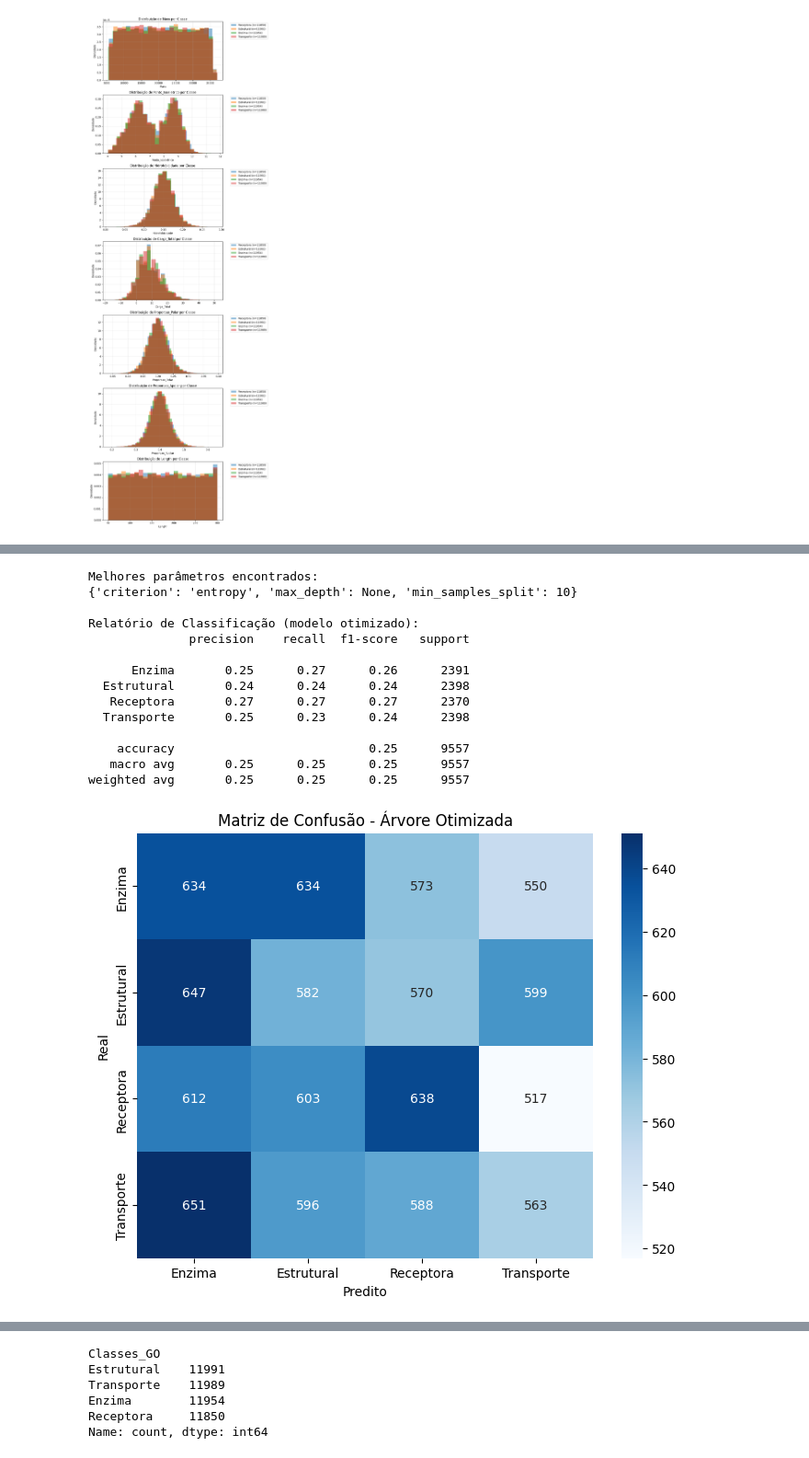
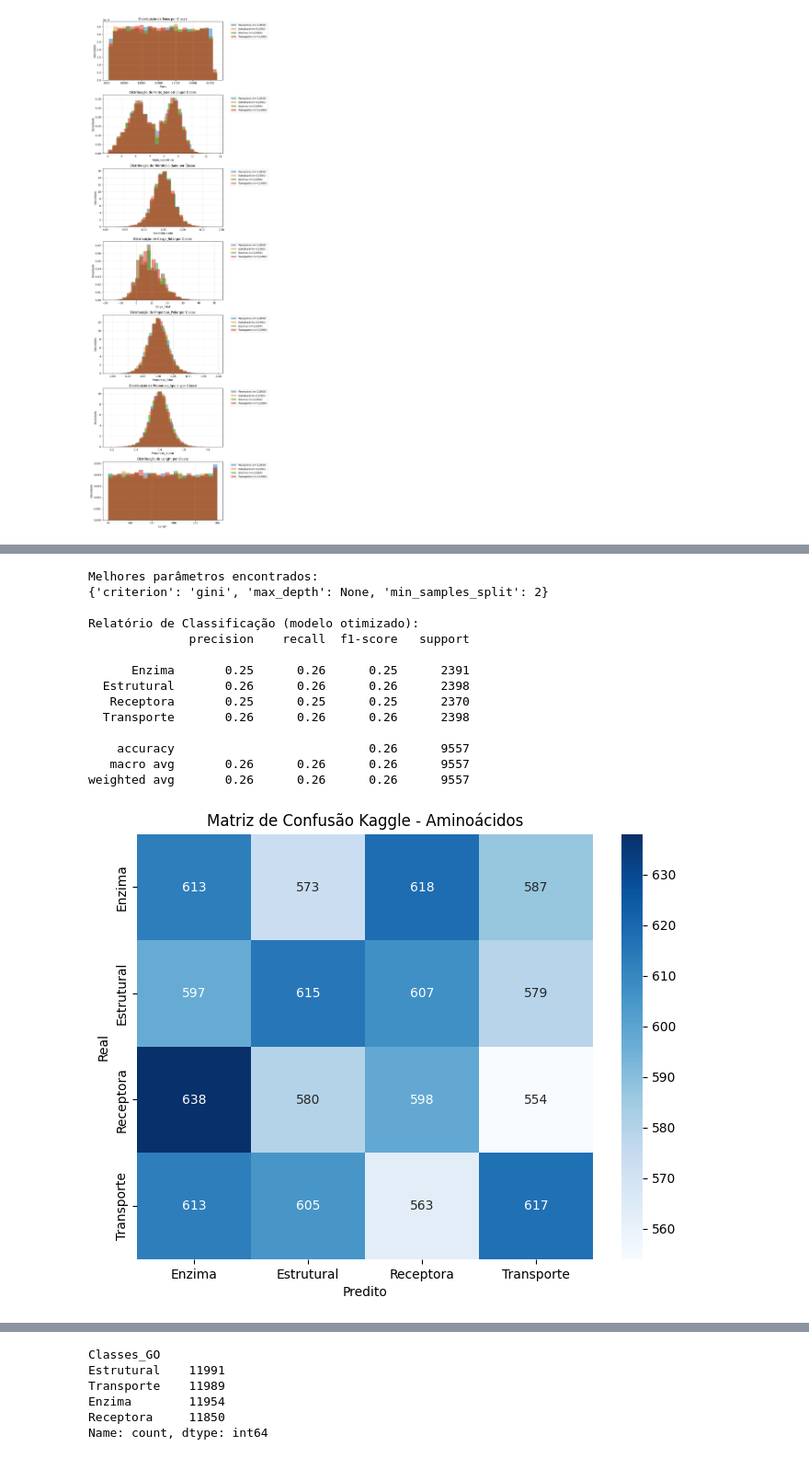
Before and after one commit to marcellovictor/classificacao-proteinas, a Jupyter notebook: kaggle.ipynb, the cells around one changed output, grey strips where cells are left out. Shown: that part at 92% size. Drawn from its saved outputs; the diff is of its cells as text; code cells hidden in the pictures.

```diff
--- a/kaggle.ipynb
+++ b/kaggle.ipynb
@@ -4,5 +4,4 @@ from Bio.SeqUtils import ProtParam
 from Bio.Seq import Seq
 import numpy as np
 # %%
-# Carregar arquivo .tsv exportado do UniProt
-df = pd.read_csv('proteinas_20000_enriquecido.csv', encoding='utf-8')
+df = pd.read_csv('kaggle.csv', encoding='utf-8')
@@ -390,54 +370,49 @@ features = ['Mass', 'Ponto_Isoeletrico', 'Hidrofobicidade', 'Carga_Total',
 X = df_puro[features]
 y = df_puro['Classes_GO']
 
-# Divisão treino/teste
-X_train, X_test, y_train, y_test = train_test_split(X, y, test_size=0.2, random_state=42, stratify=y)
+X_train, X_test, y_train, y_test = train_test_split(X, y, test_size=0.2, random_state=37, stratify=y)
 
-# Grid Search com validação cruzada
 param_grid = {
     'max_depth': [5, 10, 15, 20, None],
     'min_samples_split': [2, 5, 10],
     'criterion': ['gini', 'entropy']
 }
 
-grid_search = GridSearchCV(DecisionTreeClassifier(random_state=42), param_grid, cv=5, scoring='f1_macro', n_jobs=-1)
+grid_search = GridSearchCV(DecisionTreeClassifier(random_state=37), param_grid, cv=10, scoring='f1_macro', n_jobs=-1)
 grid_search.fit(X_train, y_train)
 
-# Melhor modelo
 melhor_modelo = grid_search.best_estimator_
 y_pred = melhor_modelo.predict(X_test)
 
-# Resultados
 print("Melhores parâmetros encontrados:")
 print(grid_search.best_params_)
 
 print("\nRelatório de Classificação (modelo otimizado):")
 print(classification_report(y_test, y_pred))
 
-# Matriz de confusão
 matriz = confusion_matrix(y_test, y_pred)
 plt.figure(figsize=(8, 6))
 sns.heatmap(matriz, annot=True, fmt='d', cmap='Blues', xticklabels=melhor_modelo.classes_, yticklabels=melhor_modelo.classes_)
-plt.title("Matriz de Confusão - Árvore Otimizada")
+plt.title("Matriz de Confusão Kaggle - Aminoácidos")
 plt.xlabel("Predito")
 plt.ylabel("Real")
 plt.show()
 # %% [output]
 Melhores parâmetros encontrados:
-{'criterion': 'entropy', 'max_depth': None, 'min_samples_split': 10}
+{'criterion': 'gini', 'max_depth': None, 'min_samples_split': 2}
 
 Relatório de Classificação (modelo otimizado):
               precision    recall  f1-score   support
 
-      Enzima       0.25      0.27      0.26      2391
-  Estrutural       0.24      0.24      0.24      2398
-   Receptora       0.27      0.27      0.27      2370
-  Transporte       0.25      0.23      0.24      2398
+      Enzima       0.25      0.26      0.25      2391
+  Estrutural       0.26      0.26      0.26      2398
+   Receptora       0.25      0.25      0.25      2370
+  Transporte       0.26      0.26      0.26      2398
 
-    accuracy                           0.25      9557
-   macro avg       0.25      0.25      0.25      9557
-weighted avg       0.25      0.25      0.25      9557
+    accuracy                           0.26      9557
+   macro avg       0.26      0.26      0.26      9557
+weighted avg       0.26      0.26      0.26      9557
-[figure, old version]
+[figure, new version]
 # %%
 %pip install xgboost
 import xgboost as xgb
```
Also changed, not shown: parts of 16 cells of this notebook, 13 other files.
